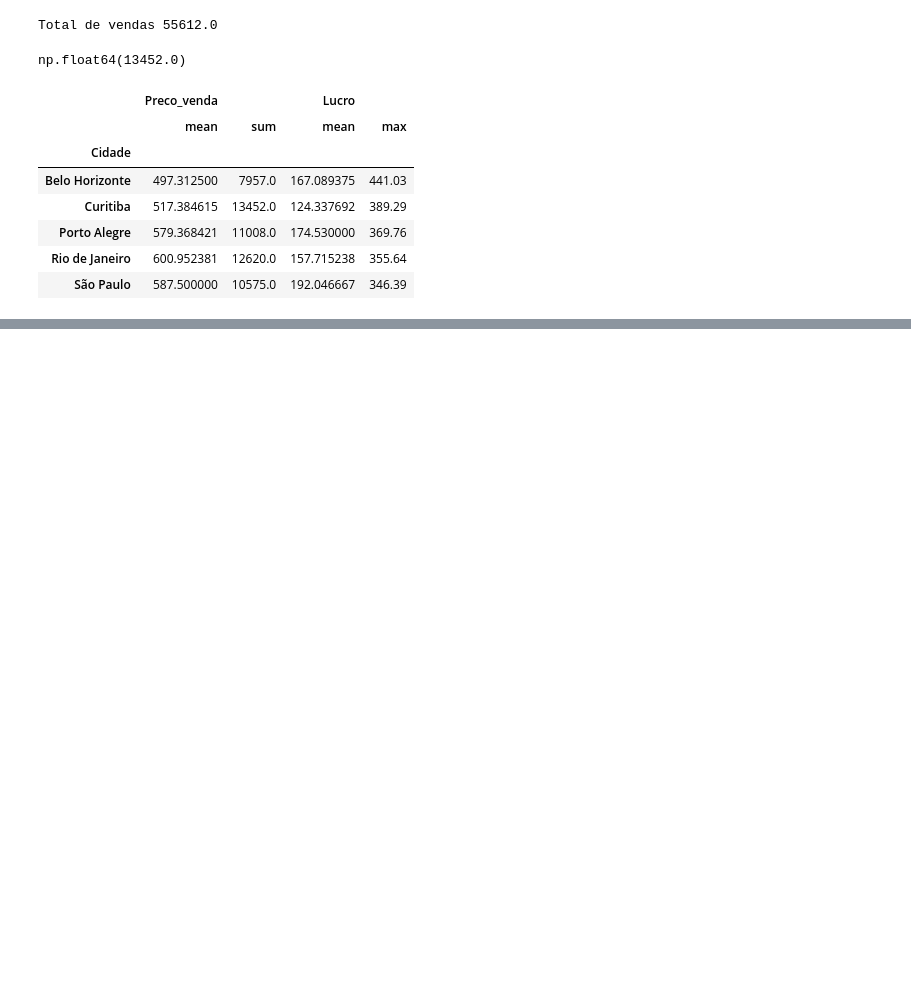
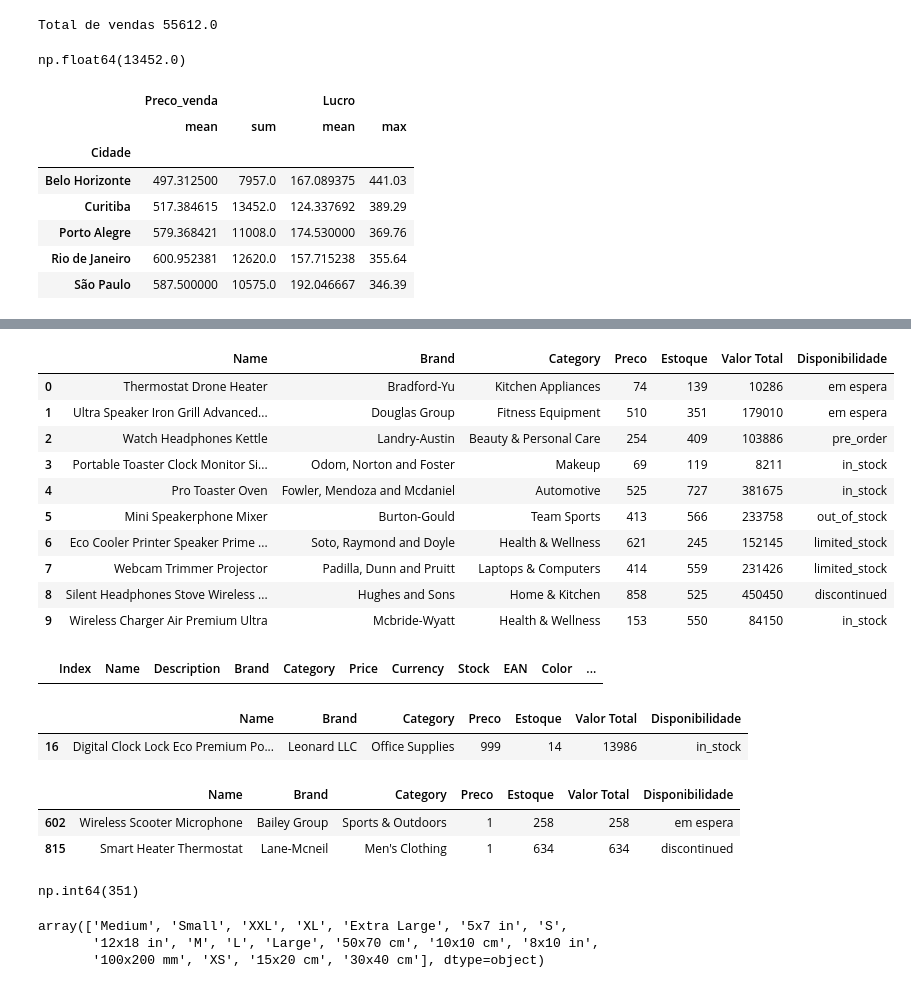
Before and after one commit to yveskleny/learning-pandas, a Jupyter notebook: execicios-slide.ipynb, the cells around one changed output, grey strips where cells are left out. Cells and saved outputs as stored; diff of their text form; code cells hidden in the pictures; blank space fills up the shorter version.

```diff
--- a/execicios-slide.ipynb
+++ b/execicios-slide.ipynb
@@ -113,0 +146,4 @@ df_vendas.groupby("Cidade").agg({
+# %%
+df_produtos = df_produtos.rename(columns={"Price": "Preco", "Stock": "Estoque"})
+df_produtos = df_produtos.drop(["Index", "Description", "Currency", "EAN", "Color", "Size", "Availability", "Internal ID"], axis=1)
+df_produtos.head()
@@ -113,0 +157,3 @@ df_vendas.groupby("Cidade").agg({
+# %%
+df_produtos["Valor Total"] = df_produtos["Preco"] * df_produtos["Estoque"]
+df_produtos.head()
@@ -113,0 +215,3 @@ df_vendas.groupby("Cidade").agg({
+# %%
+df_produtos.at[10, "Preco"] = 800
+df_produtos.head(11)
@@ -113,0 +231,4 @@ df_vendas.groupby("Cidade").agg({
+# %%
+df_produtos2 = pd.read_csv("dados/products-1000.csv")
+df_produtos["Disponibilidade"] = df_produtos2["Availability"]
+df_produtos.head()
@@ -113,0 +242,44 @@ df_vendas.groupby("Cidade").agg({
+# %%
+df_produtos["Disponibilidade"] = df_produtos["Disponibilidade"].apply(lambda x: "em espera" if x == "backorder" else x)
+df_produtos.head(10)
+# %% [output]
+|  | Name | Brand | Category | Preco | Estoque | Valor Total | Disponibilidade |
+| 0 | Thermostat Drone Heater | Bradford-Yu | Kitchen Appliances | 74 | 139 | 10286 | em espera |
+| 1 | Ultra Speaker Iron Grill Advanced... | Douglas Group | Fitness Equipment | 510 | 351 | 179010 | em espera |
+| 2 | Watch Headphones Kettle | Landry-Austin | Beauty & Personal Care | 254 | 409 | 103886 | pre_order |
+| 3 | Portable Toaster Clock Monitor Si... | Odom, Norton and Foster | Makeup | 69 | 119 | 8211 | in_stock |
+| 4 | Pro Toaster Oven | Fowler, Mendoza and Mcdaniel | Automotive | 525 | 727 | 381675 | in_stock |
+| 5 | Mini Speakerphone Mixer | Burton-Gould | Team Sports | 413 | 566 | 233758 | out_of_stock |
+| 6 | Eco Cooler Printer Speaker Prime ... | Soto, Raymond and Doyle | Health & Wellness | 621 | 245 | 152145 | limited_stock |
+| 7 | Webcam Trimmer Projector | Padilla, Dunn and Pruitt | Laptops & Computers | 414 | 559 | 231426 | limited_stock |
+| 8 | Silent Headphones Stove Wireless ... | Hughes and Sons | Home & Kitchen | 858 | 525 | 450450 | discontinued |
+| 9 | Wireless Charger Air Premium Ultra | Mcbride-Wyatt | Health & Wellness | 153 | 550 | 84150 | in_stock |
+# %%
+df_produtos2["Color"].fillna("Desconhecida")
+df_produtos2[df_produtos2["Color"] == "Desconhecida"]
+# %% [output]
+|  | Index | Name | Description | Brand | Category | Price | Currency | Stock | EAN | Color | ... |
+# %%
+df_produtos[(df_produtos["Preco"] == df_produtos["Preco"].max()) & (df_produtos["Disponibilidade"] == "in_stock")]
+# %% [output]
+|  | Name | Brand | Category | Preco | Estoque | Valor Total | Disponibilidade |
+| 16 | Digital Clock Lock Eco Premium Po... | Leonard LLC | Office Supplies | 999 | 14 | 13986 | in_stock |
+# %%
+df_produtos[(df_produtos["Preco"] == df_produtos["Preco"].min())]
+# %% [output]
+|  | Name | Brand | Category | Preco | Estoque | Valor Total | Disponibilidade |
+| 602 | Wireless Scooter Microphone | Bailey Group | Sports & Outdoors | 1 | 258 | 258 | em espera |
+| 815 | Smart Heater Thermostat | Lane-Mcneil | Men's Clothing | 1 | 634 | 634 | discontinued |
+# %%
+#df_produtos[df_produtos["Brand"] == "Douglas Group"]["Estoque"].sum()
+estoque_por_brand = df_produtos.groupby("Brand")["Estoque"].sum()
+
+estoque_por_brand["Douglas Group"]
+# %% [output]
+np.int64(351)
+# %%
+df_produtos2["Size"].unique()
+# %% [output]
+array(['Medium', 'Small', 'XXL', 'XL', 'Extra Large', '5x7 in', 'S',
+       '12x18 in', 'M', 'L', 'Large', '50x70 cm', '10x10 cm', '8x10 in',
+       '100x200 mm', 'XS', '15x20 cm', '30x40 cm'], dtype=object)
```
Also changed, not shown: parts of 13 cells of this notebook, 3 other files.
